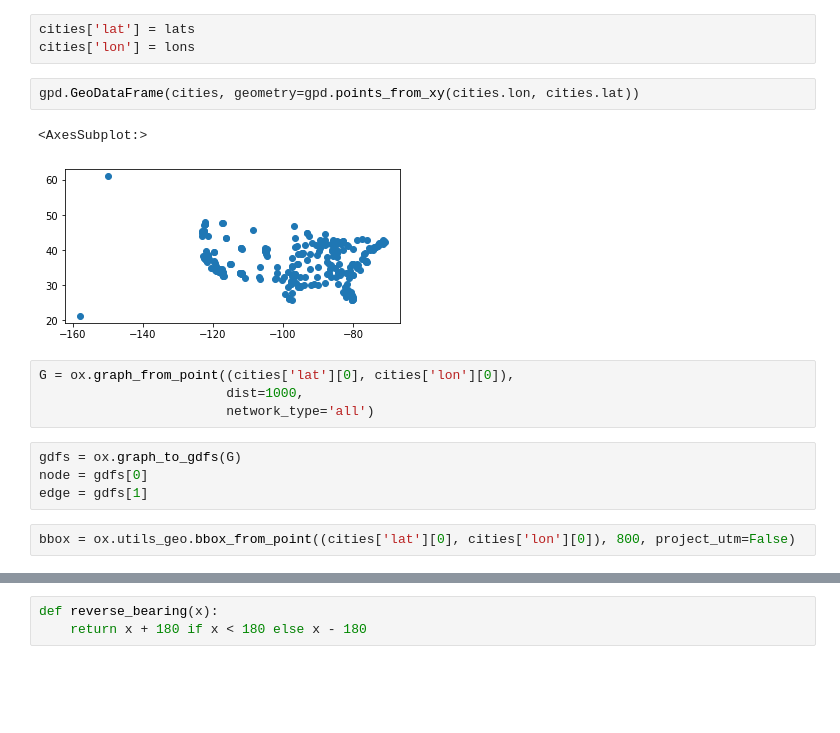
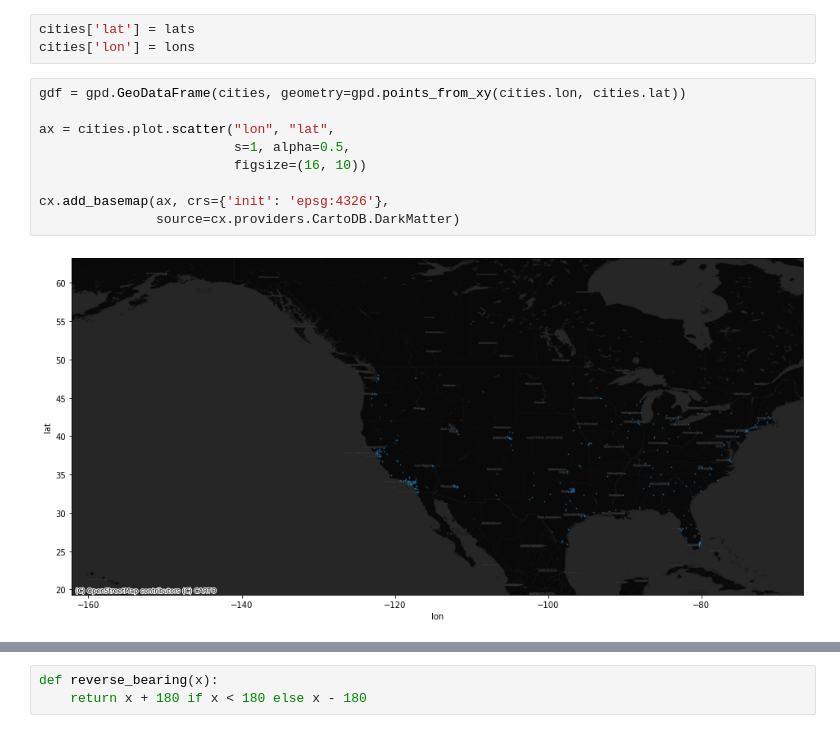
Before and after one commit to asrenninger/wrangling, a Jupyter notebook: python/morphology.ipynb, the cells around one changed output, grey strips where cells are left out. Cells and saved outputs as stored; diff of their text form; blank space fills up the shorter version.

```diff
--- a/python/morphology.ipynb
+++ b/python/morphology.ipynb
@@ -58,18 +51,14 @@ for i in np.arange(0, len(cities.city)):
 # %%
 cities['lat'] = lats
 cities['lon'] = lons
-# %%
-gpd.GeoDataFrame(cities, geometry=gpd.points_from_xy(cities.lon, cities.lat))
-# %% [output]
-<AxesSubplot:>
-[figure, removed]
-# %%
-G = ox.graph_from_point((cities['lat'][0], cities['lon'][0]),
-                        dist=1000,
-                        network_type='all')
-# %%
-gdfs = ox.graph_to_gdfs(G)
-node = gdfs[0]
-edge = gdfs[1]
-# %%
-bbox = ox.utils_geo.bbox_from_point((cities['lat'][0], cities['lon'][0]), 800, project_utm=False)
+# %%
+gdf = gpd.GeoDataFrame(cities, geometry=gpd.points_from_xy(cities.lon, cities.lat))
+
+ax = cities.plot.scatter("lon", "lat",
+                         s=1, alpha=0.5,
+                         figsize=(16, 10))
+
+cx.add_basemap(ax, crs={'init': 'epsg:4326'},
+               source=cx.providers.CartoDB.DarkMatter)
+# %% [output]
+[figure, added]
```
Also changed, not shown: parts of 12 cells of this notebook.
